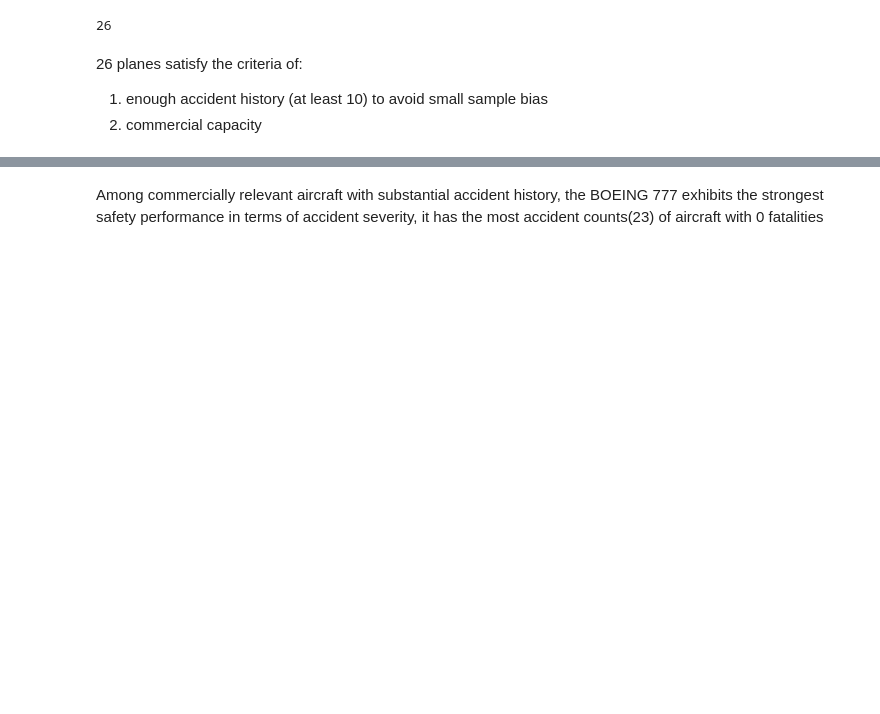
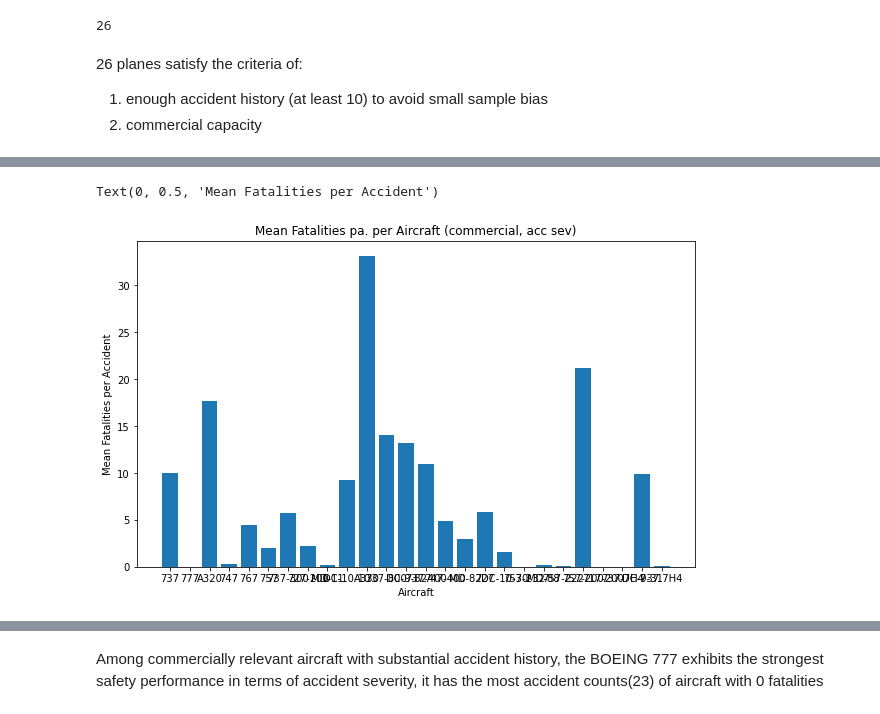
Before and after one commit to justmawi-dot/phaseONEproject, a Jupyter notebook: student.ipynb, the cells around one changed output, grey strips where cells are left out. Saved outputs shown, nothing was run; the diff lists cells and outputs as text; code cells hidden in the pictures; blank space fills up the shorter version.

Commit message:
use matplotlib

```diff
--- a/student.ipynb
+++ b/student.ipynb
@@ -252,6 +212,9 @@ injuries_df = injuries.reset_index()
 
 make = aviation_df_copy.groupby('Aircraft')['Make'].first()
 make_df = make.reset_index()
+
+model = aviation_df_copy.groupby('Aircraft')['Model'].first()
+model_df = model.reset_index()
 # %%
 records_df
 # %% [output]
@@ -274,6 +237,7 @@ merging the new dfs
 merged_df = records_df.merge(accidents_df, on=['Aircraft'], how='inner')
 merged_df = merged_df.merge(injuries_df, on=['Aircraft'], how='inner')
 merged_df = merged_df.merge(make_df, on='Aircraft', how='inner')
+merged_df = merged_df.merge(model_df, on='Aircraft', how='inner')
 # %%
 merged_df.corr()
 # %% [output]
@@ -365,3 +330,14 @@ largecap_df.sort_values('Mean.Fatalities.per.Accident', ascending=True)
 | 166 | AIRBUS A320 | 85 | 16 | 283.0 | 283.0 | ... |
 | 568 | BOEING 757-200 | 21 | 12 | 254.0 | 254.0 | ... |
 | 377 | AIRBUS A330 | 34 | 10 | 331.0 | 331.0 | ... |
+# %%
+import matplotlib.pyplot as plt
+
+plt.figure(figsize=(10,6))
+plt.bar(largecap_df['Model'],largecap_df['Mean.Fatalities.per.Accident'])
+plt.title('Mean Fatalities pa. per Aircraft (commercial, acc sev)')
+plt.xlabel('Aircraft')
+plt.ylabel('Mean Fatalities per Accident')
+# %% [output]
+Text(0, 0.5, 'Mean Fatalities per Accident')
+[figure, added]
```
Also changed, not shown: parts of 27 cells of this notebook, 1 other file.
